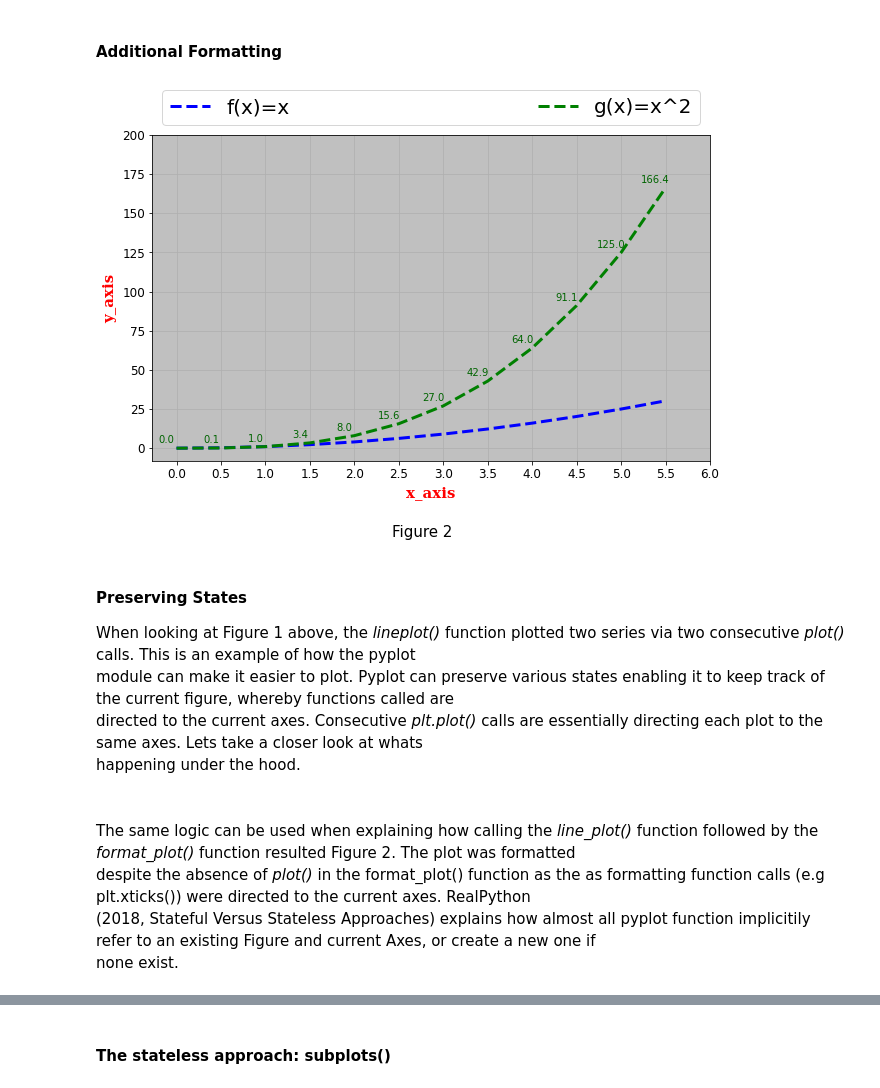
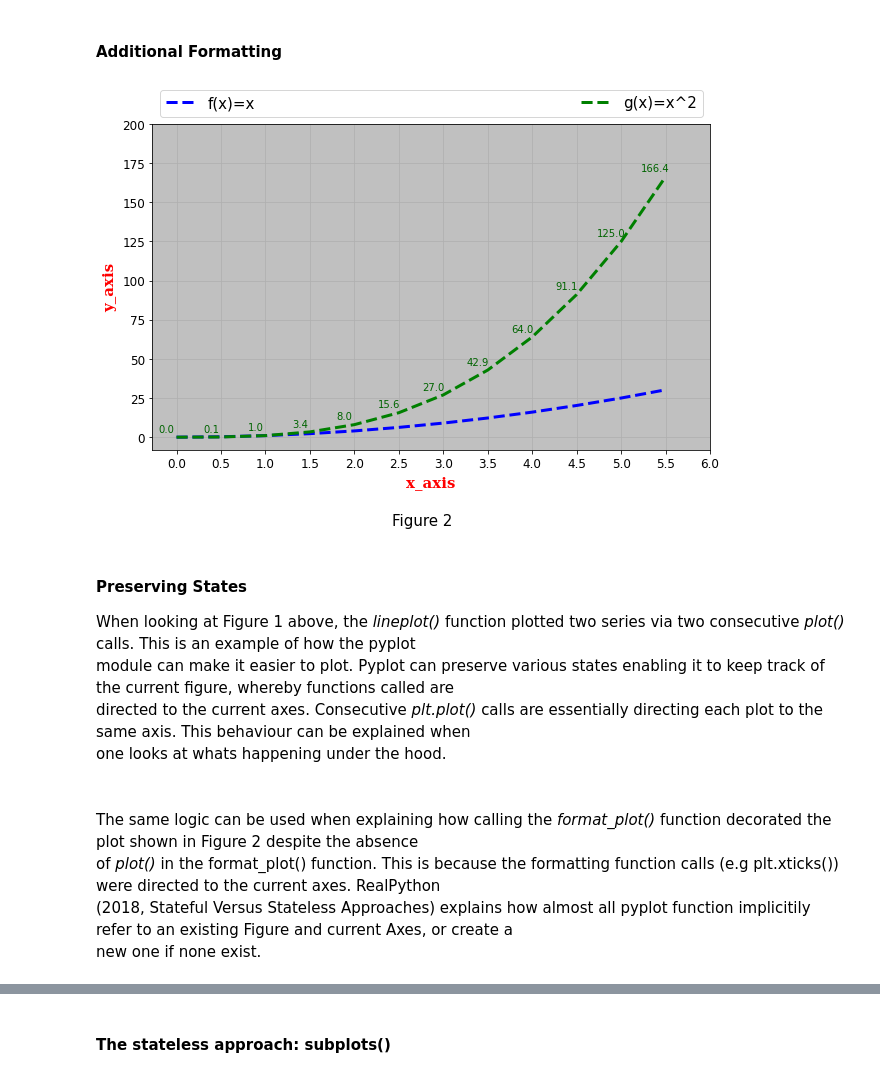
Before and after one commit to CiaranMoran27/Fundamentals-of-Data-Analysis, a Jupyter notebook: pyplot.ipynb, the cells around one changed output, grey strips where cells are left out. Cells and saved outputs as stored; diff of their text form; code cells hidden in the pictures.

Commit message:
Generator subplots: The stateful approach section updated in pyplot notebook

```diff
--- a/pyplot.ipynb
+++ b/pyplot.ipynb
@@ -119,42 +119,42 @@ def format_plot():
     plt.xticks(fontsize = default_fontsize)
     plt.yticks(fontsize = default_fontsize)
 
     # alter tick frequency of x-axis to 0.5
     plt.xticks(np.arange(min(x), max(x) + 1, 0.5))
 
     # set current axis to a variable to call functions on it
     ax = plt.gca()                          # define ax variable as current axes if it exists
     ax.set_facecolor('silver')              # call set_facecolur method current axes
     ax.grid()                               # apply grid to current axes
 
     # annotate datapoint labels on data series
     # loop over index & val of series, then add text via annotate function
     # Adopted from: https://queirozf.com/entries/add-labels-and-text-to-matplotlib-plots-annotation-examples
     for index, value in enumerate(y2):
         value = value.round(1)
         ax.annotate(value, (x[index], y2[index]), textcoords = "offset points", xytext = (-10, 5), ha = 'center',
                     color = 'darkgreen')
 
     # Place a legend on the current Axes (labels taken from artist as label declared in plot function)
     # Note: labels can also be passed as a list to plt.legend()
         # bbox_to_anchor and loc are used together to position legend
         # mode set to expand stretches legend accross axes length
         # borderaxespad control distance between legend and legend border
     ax.legend(bbox_to_anchor = (0, 1, 1, 0.2), loc = "lower left", mode = "expand",
-               borderaxespad = 0.5, ncol = 3, fontsize = 20)
+               borderaxespad = 0.5, ncol = 3, fontsize = 15)
 
 line_plot()
 format_plot()
 plt.figtext(0.5, -0.05, 'Figure 2', wrap = True, horizontalalignment = 'center', fontsize = 15);
 # %% [output]
-[figure, old version]
+[figure, new version]
 # %% [markdown]
 #### Preserving States
 
 When looking at Figure 1 above, the *lineplot()* function plotted two series via two consecutive *plot()* calls. This is an example of how the pyplot<br>
 module can make it easier to plot. Pyplot can preserve various states enabling it to keep track of the current figure, whereby functions called are<br>
-directed to the current axes. Consecutive *plt.plot()* calls are essentially directing each plot to the same axes. Lets take a closer look at whats<br>
-happening under the hood.
+directed to the current axes. Consecutive *plt.plot()* calls are essentially directing each plot to the same axis. This behaviour can be explained when<br>
+one looks at whats happening under the hood.
 # %%
 # Reference [2]
 # Abridged version of plt.plot()
@@ -169,9 +169,9 @@ def gca(**kwargs):
 
 <br>
 
-The same logic can be used when explaining how calling the *line_plot()* function followed by the *format_plot()* function resulted Figure 2. The plot was formatted <br>
-despite the absence of *plot()* in the format_plot() function as the as formatting function calls (e.g plt.xticks()) were directed to the current axes. RealPython <br>
-(2018, Stateful Versus Stateless Approaches) explains how almost all pyplot function implicitily refer to an existing Figure and current Axes, or create a new one if<br>
-none exist.
+The same logic can be used when explaining how calling the *format_plot()* function decorated the plot shown in Figure 2 despite the absence <br>
+of *plot()* in the format_plot() function. This is because the formatting function calls (e.g plt.xticks()) were directed to the current axes. RealPython<br>
+(2018, Stateful Versus Stateless Approaches) explains how almost all pyplot function implicitily refer to an existing Figure and current Axes, or create a<br>
+new one if none exist.
 # %% [markdown]
 #### Generating subplots:
```
Also changed, not shown: parts of 3 cells of this notebook.
